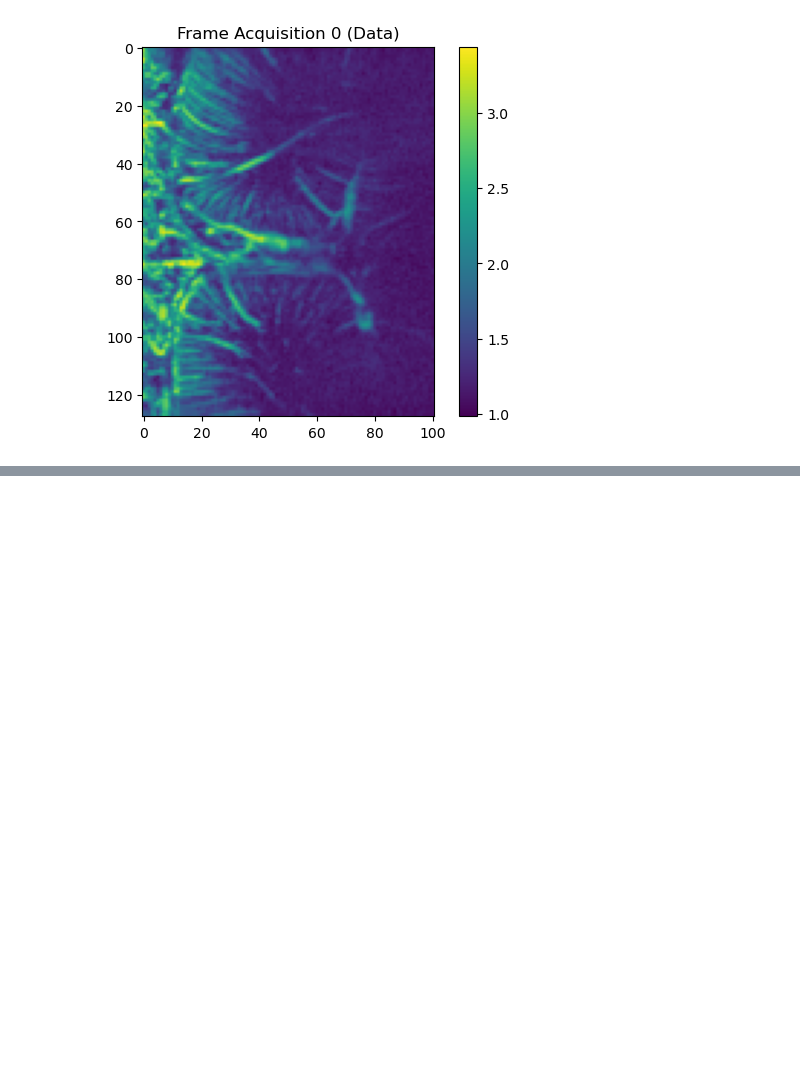
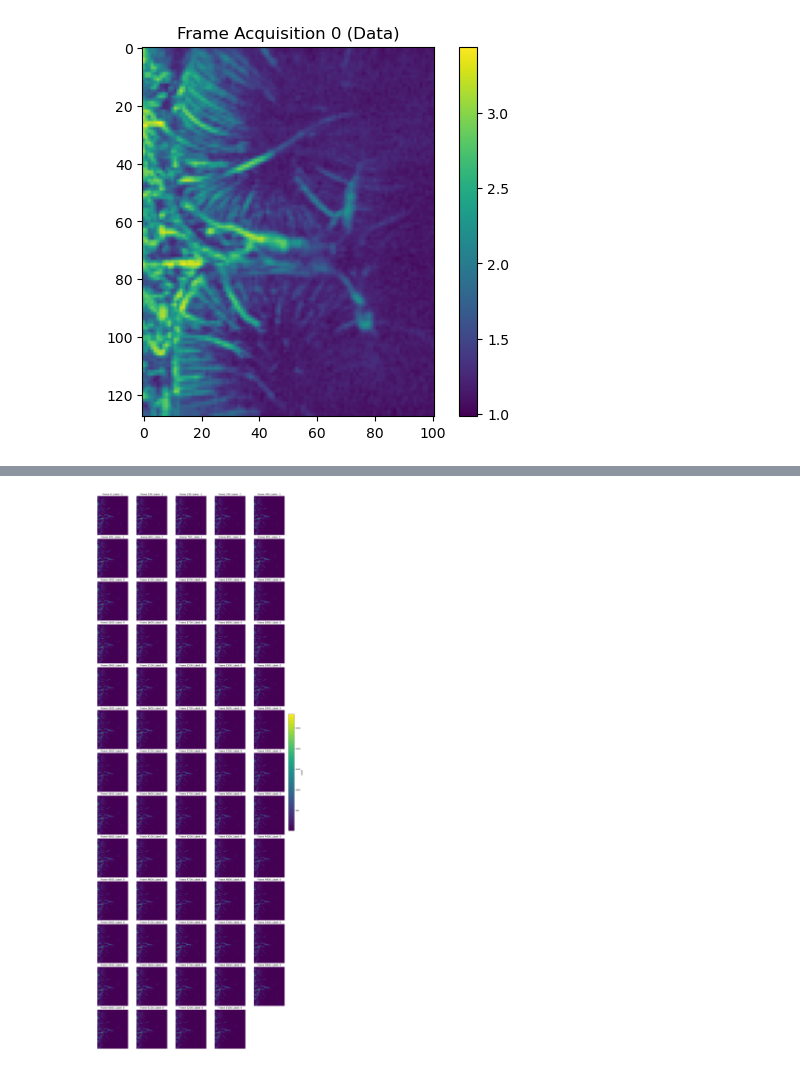
Before and after one commit to brynnhs/fUSPredict, a Jupyter notebook: code/1_preprocessing/1_preprocessing.ipynb, the cells around one changed output, grey strips where cells are left out. Saved outputs shown, nothing was run; the diff lists cells and outputs as text; code cells hidden in the pictures; blank space fills up the shorter version.

```diff
--- a/code/1_preprocessing/1_preprocessing.ipynb
+++ b/code/1_preprocessing/1_preprocessing.ipynb
@@ -189,0 +296,5 @@ fus[0] dtype: [('frame', 'O'), ('time', 'O'), ('baseline_information', 'O')] sha
+# %%
+%matplotlib inline
+hf.plot_cbv_samples(frames_ch, labels, start=0, n=64, step = 100, cmap='viridis', brain_roi=None)
+# %% [output]
+[figure, added]
```
Also changed, not shown: parts of 13 cells of this notebook, 2 other files.
